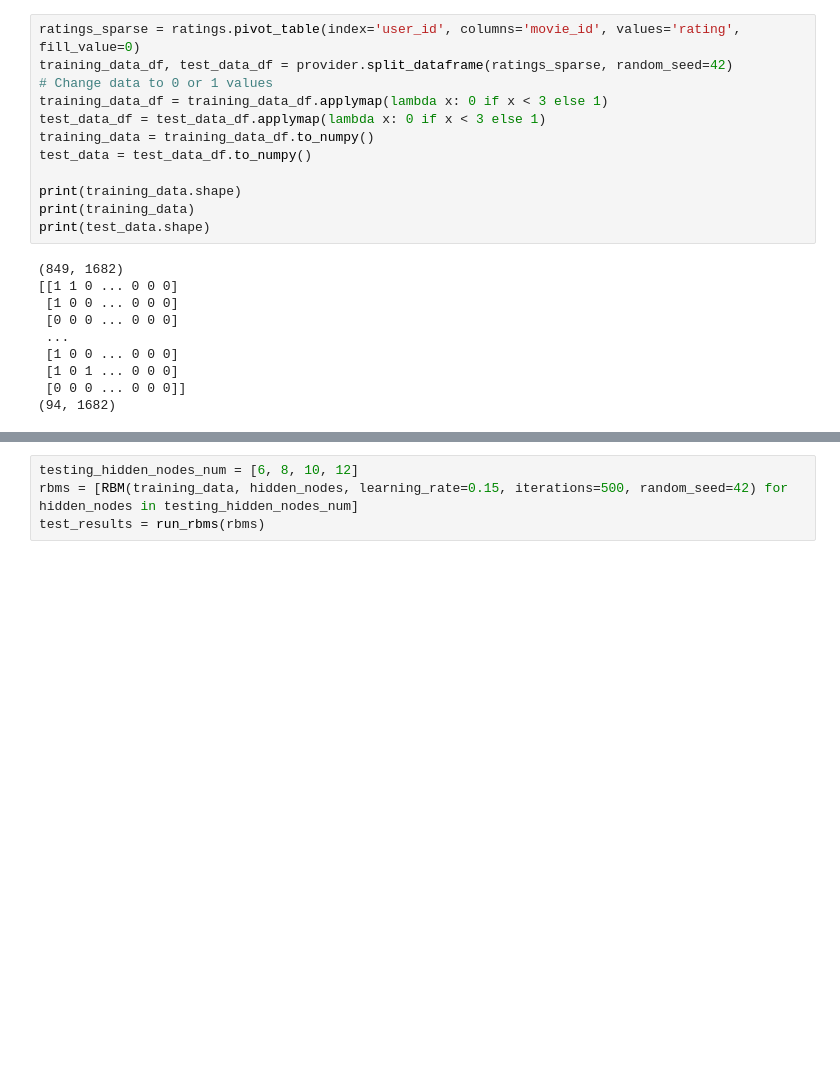
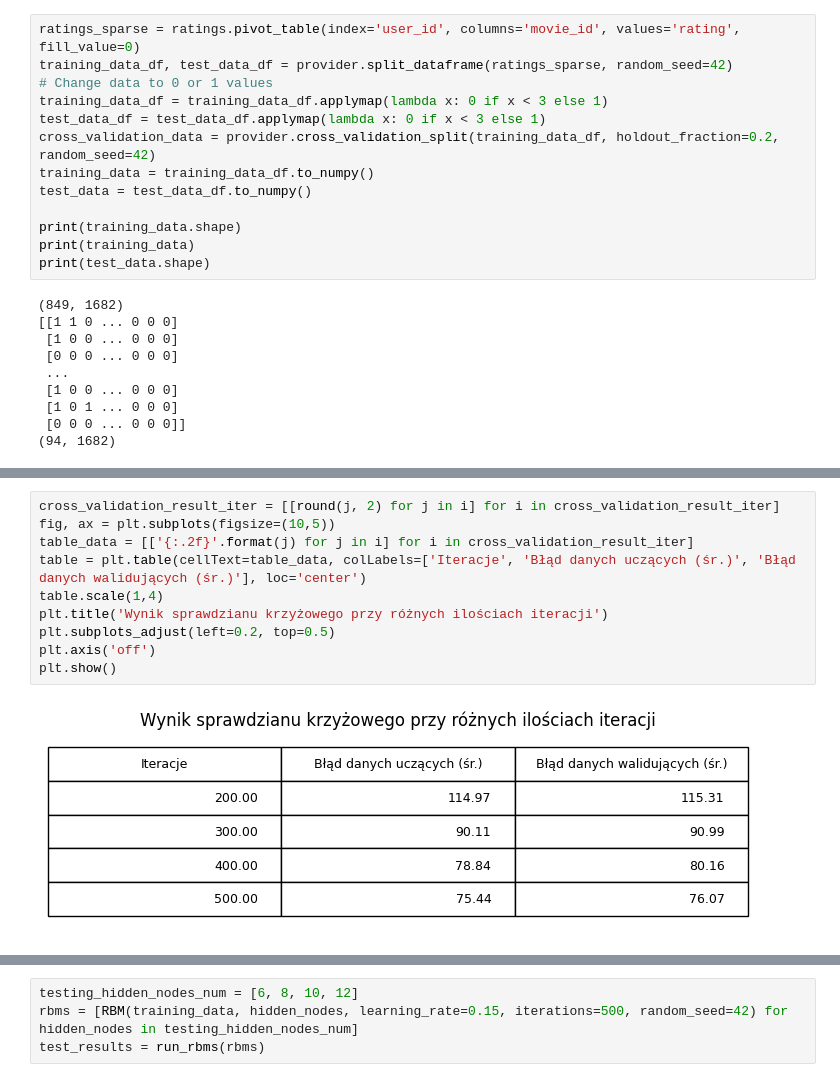
Before and after one commit to mattreu/ml_tests, a Jupyter notebook: recommendations/rbm_analytics.ipynb, the cells around one changed output, grey strips where cells are left out. Saved outputs shown, nothing was run; the diff lists cells and outputs as text; blank space fills up the shorter version.

```diff
--- a/recommendations/rbm_analytics.ipynb
+++ b/recommendations/rbm_analytics.ipynb
@@ -67,6 +67,7 @@ training_data_df, test_data_df = provider.split_dataframe(ratings_sparse, random
 # Change data to 0 or 1 values
 training_data_df = training_data_df.applymap(lambda x: 0 if x < 3 else 1)
 test_data_df = test_data_df.applymap(lambda x: 0 if x < 3 else 1)
+cross_validation_data = provider.cross_validation_split(training_data_df, holdout_fraction=0.2, random_seed=42)
 training_data = training_data_df.to_numpy()
 test_data = test_data_df.to_numpy()
 
@@ -147,0 +162,12 @@ error/test_data.shape[0]
+# %%
+cross_validation_result_iter = [[round(j, 2) for j in i] for i in cross_validation_result_iter]
+fig, ax = plt.subplots(figsize=(10,5))
+table_data = [['{:.2f}'.format(j) for j in i] for i in cross_validation_result_iter]
+table = plt.table(cellText=table_data, colLabels=['Iteracje', 'Błąd danych uczących (śr.)', 'Błąd danych walidujących (śr.)'], loc='center')
+table.scale(1,4)
+plt.title('Wynik sprawdzianu krzyżowego przy różnych ilościach iteracji')
+plt.subplots_adjust(left=0.2, top=0.5)
+plt.axis('off')
+plt.show()
+# %% [output]
+[figure, added]
```
Also changed, not shown: parts of 18 cells of this notebook.
